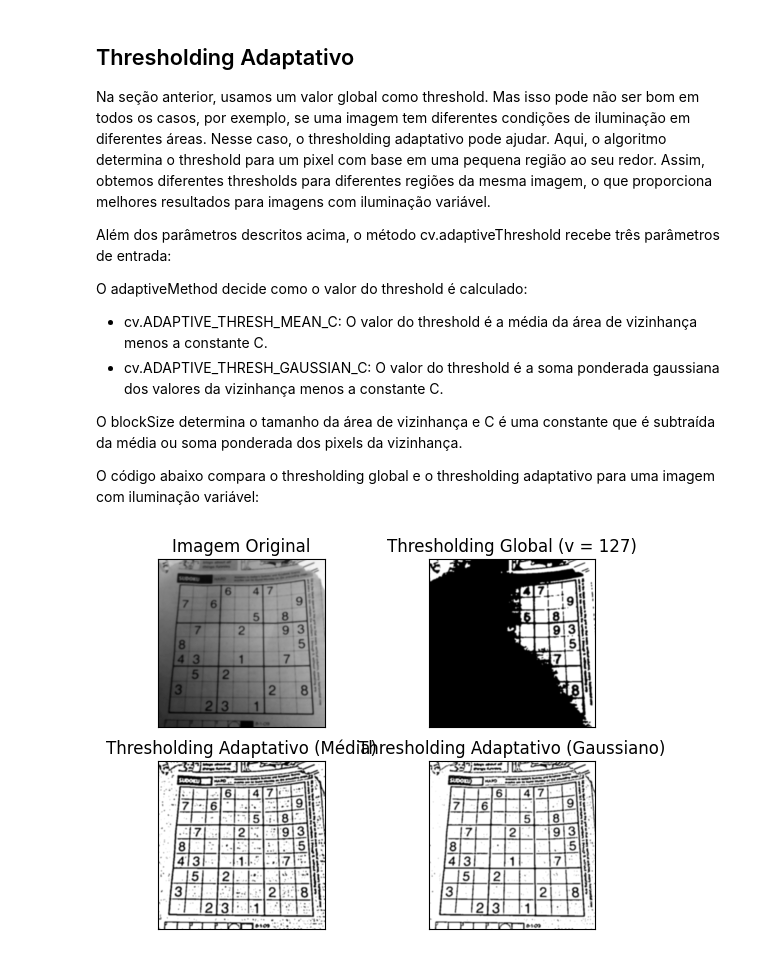
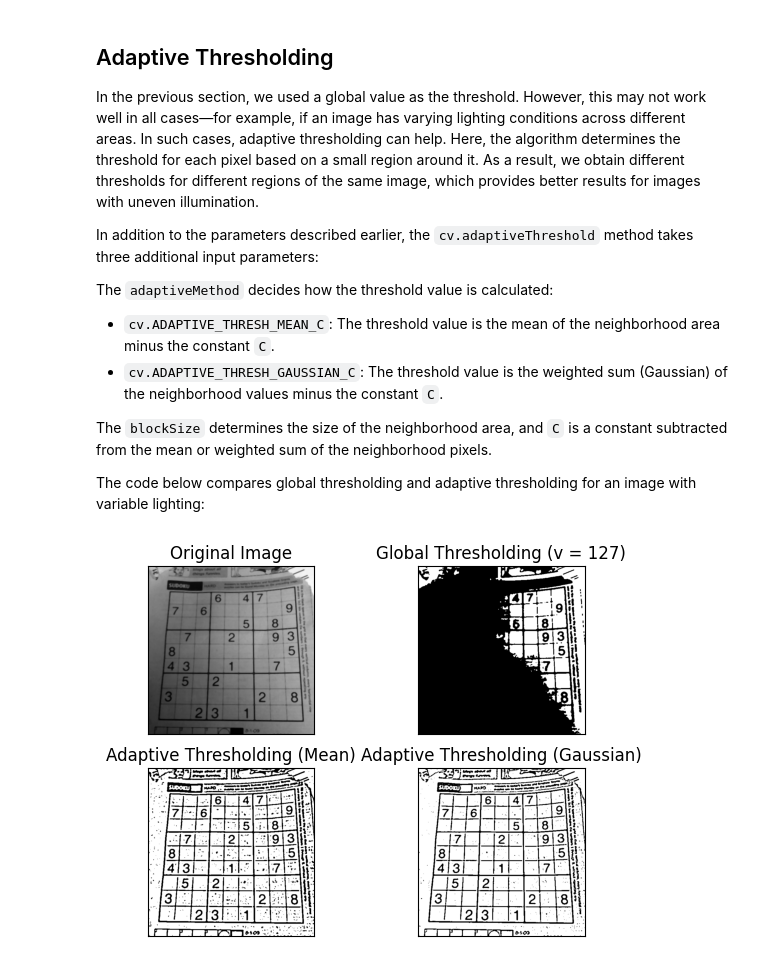
Before and after one commit to carmenscar/computer_vision, a Jupyter notebook: notebooks/Module_02/02_Thresholding.ipynb, the cells around one changed output. Cells and saved outputs as stored; diff of their text form; code cells hidden in the pictures.

```diff
--- a/notebooks/Module_02/02_Thresholding.ipynb
+++ b/notebooks/Module_02/02_Thresholding.ipynb
@@ -127,47 +130,48 @@ plt.imshow(thres)
 # %% [markdown]
-## Thresholding Adaptativo
+## Adaptive Thresholding
 
-Na seção anterior, usamos um valor global como threshold. Mas isso pode não ser bom em todos os casos, por exemplo, se uma imagem tem diferentes condições de iluminação em diferentes áreas. Nesse caso, o thresholding adaptativo pode ajudar. Aqui, o algoritmo determina o threshold para um pixel com base em uma pequena região ao seu redor. Assim, obtemos diferentes thresholds para diferentes regiões da mesma imagem, o que proporciona melhores resultados para imagens com iluminação variável.
+In the previous section, we used a global value as the threshold. However, this may not work well in all cases—for example, if an image has varying lighting conditions across different areas. In such cases, adaptive thresholding can help. Here, the algorithm determines the threshold for each pixel based on a small region around it. As a result, we obtain different thresholds for different regions of the same image, which provides better results for images with uneven illumination.
 
-Além dos parâmetros descritos acima, o método cv.adaptiveThreshold recebe três parâmetros de entrada:
+In addition to the parameters described earlier, the `cv.adaptiveThreshold` method takes three additional input parameters:
 
-O adaptiveMethod decide como o valor do threshold é calculado:
+The `adaptiveMethod` decides how the threshold value is calculated:
 
-- cv.ADAPTIVE_THRESH_MEAN_C: O valor do threshold é a média da área de vizinhança menos a constante C.
-- cv.ADAPTIVE_THRESH_GAUSSIAN_C: O valor do threshold é a soma ponderada gaussiana dos valores da vizinhança menos a constante C.
+- `cv.ADAPTIVE_THRESH_MEAN_C`: The threshold value is the mean of the neighborhood area minus the constant `C`.
+- `cv.ADAPTIVE_THRESH_GAUSSIAN_C`: The threshold value is the weighted sum (Gaussian) of the neighborhood values minus the constant `C`.
 
-O blockSize determina o tamanho da área de vizinhança e C é uma constante que é subtraída da média ou soma ponderada dos pixels da vizinhança.
+The `blockSize` determines the size of the neighborhood area, and `C` is a constant subtracted from the mean or weighted sum of the neighborhood pixels.
 
-O código abaixo compara o thresholding global e o thresholding adaptativo para uma imagem com iluminação variável:
+The code below compares global thresholding and adaptive thresholding for an image with variable lighting:
 # %%
-# Leitura da imagem em escala de cinza
-img = cv.imread('../data/sudoku.png', cv.IMREAD_GRAYSCALE)
+# Reading the image in grayscale
+image_path = Path.cwd().parent.parent / "data" / "sudoku.png"
+img = cv.imread(image_path, cv.IMREAD_GRAYSCALE)
 
-# Aplicação de um filtro de mediana com kernel de tamanho 5 para redução de ruído
-img = cv.medianBlur(img,5)
+# Applying a median filter with kernel size 5 to reduce noise
+img = cv.medianBlur(img, 5)
 
-# Aplicação do thresholding global com valor de threshold igual a 127
-ret, th1 = cv.threshold(img,127,255,cv.THRESH_BINARY)
+# Applying global thresholding with a threshold value of 127
+ret, th1 = cv.threshold(img, 127, 255, cv.THRESH_BINARY)
 
-# Aplicação do thresholding adaptativo usando a média da área de vizinhança
+# Applying adaptive thresholding using the mean of the neighborhood area
 th2 = cv.adaptiveThreshold(img, 255, cv.ADAPTIVE_THRESH_MEAN_C, cv.THRESH_BINARY, 11, 2)
 
-# Aplicação do thresholding adaptativo usando uma soma ponderada gaussiana da área de vizinhança
+# Applying adaptive thresholding using a Gaussian-weighted sum of the neighborhood area
 th3 = cv.adaptiveThreshold(img, 255, cv.ADAPTIVE_THRESH_GAUSSIAN_C, cv.THRESH_BINARY, 11, 2)
 
-# Títulos para cada imagem
-titles = ['Imagem Original', 'Thresholding Global (v = 127)', 'Thresholding Adaptativo (Média)', 'Thresholding Adaptativo (Gaussiano)']
+# Titles for each image
+titles = ['Original Image', 'Global Thresholding (v = 127)', 'Adaptive Thresholding (Mean)', 'Adaptive Thresholding (Gaussian)']
 
-# Lista com as imagens processadas
+# List of processed images
 images = [img, th1, th2, th3]
 
-# Criação das subplots para mostrar as imagens
+# Creating subplots to display the images
 for i in range(4):
     plt.subplot(2, 2, i+1), plt.imshow(images[i], 'gray')
     plt.title(titles[i])
     plt.xticks([]), plt.yticks([])
 
-# Exibição das imagens
+# Displaying the images
 plt.show()
 # %% [output]
-[figure, old version]
+[figure, new version]
```
Also changed, not shown: parts of 6 cells of this notebook, 6 other files.
